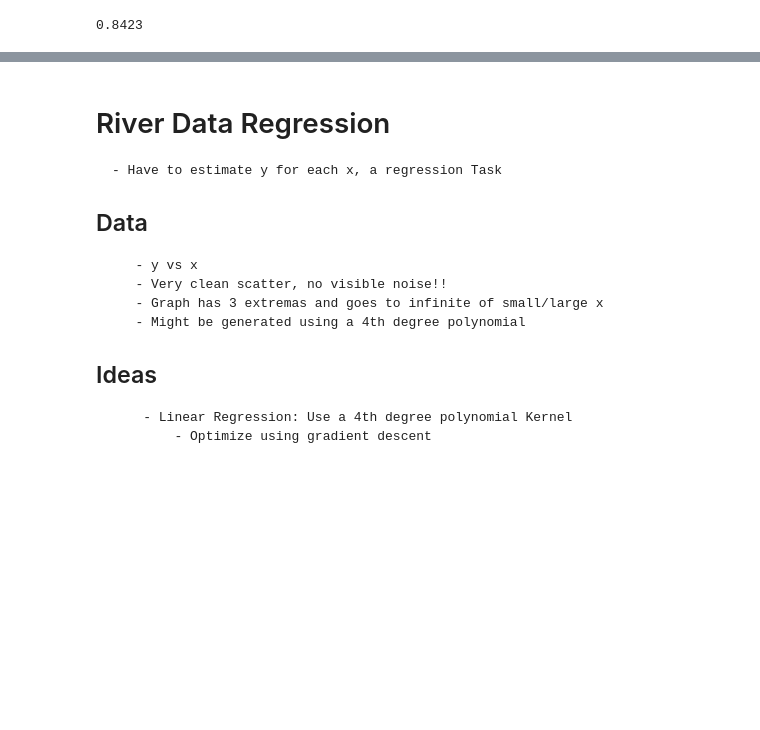
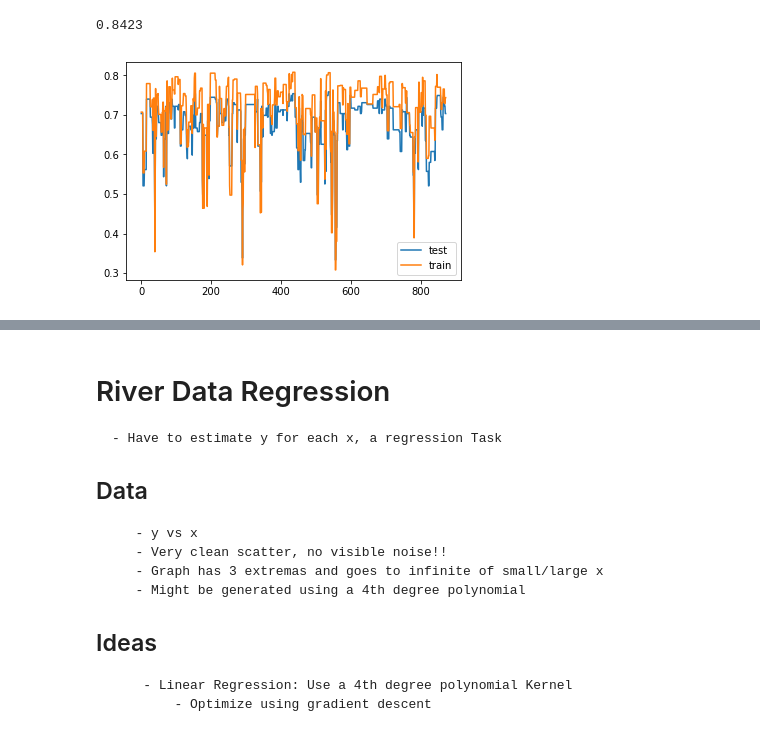
Before and after one commit to Siddhant24/ELL409, a Jupyter notebook: Assignment_2/Assignment 2.ipynb, the cells around one changed output, grey strips where cells are left out. Saved outputs shown, nothing was run; the diff lists cells and outputs as text; code cells hidden in the pictures; blank space fills up the shorter version.

Commit message:
perceptron

```diff
--- a/Assignment_2/Assignment 2.ipynb
+++ b/Assignment_2/Assignment 2.ipynb
@@ -189,3 +189,8 @@ def softmax(x,w):
 print(accuracy(y_pred, y_test))
 # %% [output]
 0.8423
+# %%
+(X_train, y_train, X_val, y_val, X_test, y_test) = prepareRailwayData(scale = 1)
+y_pred = perceptron(X_test, X_train, y_train)
+# %% [output]
+[figure, added]
```
Also changed, not shown: parts of 3 cells of this notebook.
